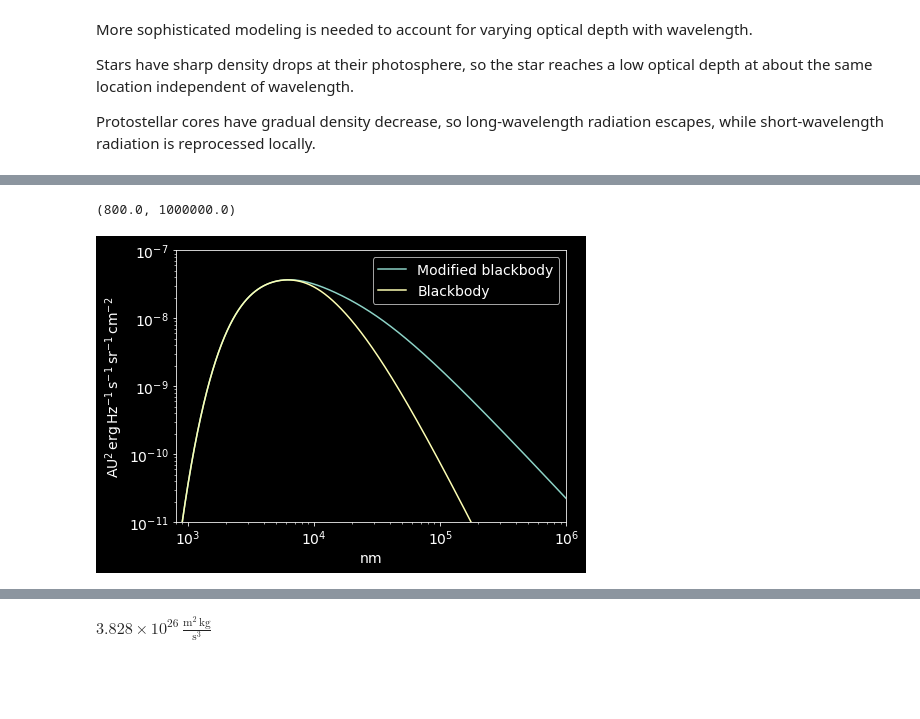
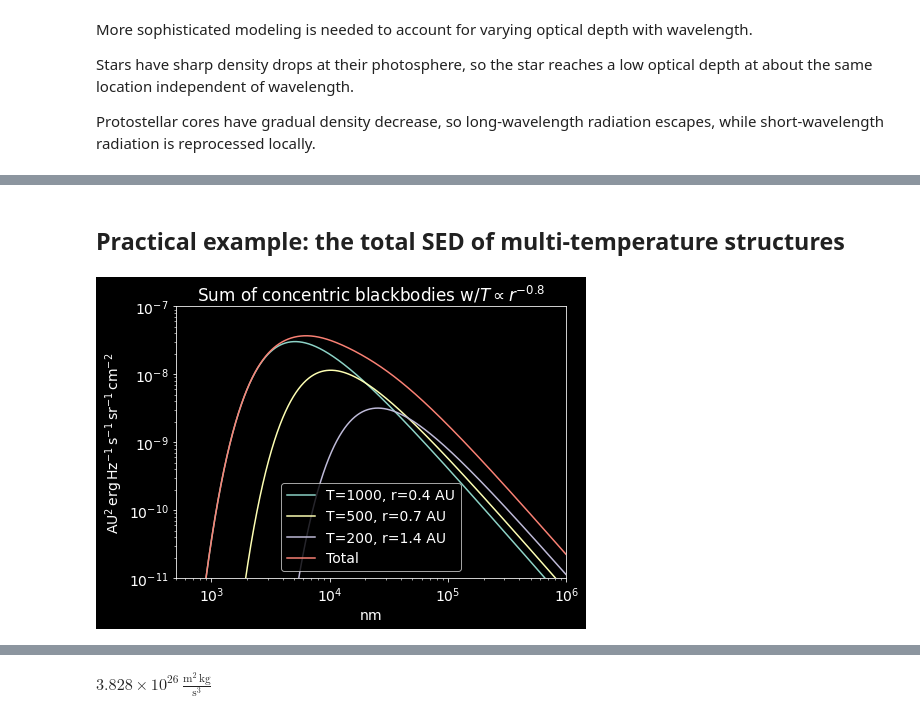
Before and after one commit to keflavich/StarFormationClass, a Jupyter notebook: lectures/Lecture 5 - Protostar Formation.ipynb, the cells around one changed output, grey strips where cells are left out. Saved outputs shown, nothing was run; the diff lists cells and outputs as text; code cells hidden in the pictures; blank space fills up the shorter version.

```diff
--- a/lectures/Lecture 5 - Protostar Formation.ipynb
+++ b/lectures/Lecture 5 - Protostar Formation.ipynb
@@ -297,12 +218,2 @@ pl.xlim(8e2, 1e6)
-# %%
-pl.figure(figsize=(7,5))
-with quantity_support():
-    pl.loglog(lam, bb_sum, label='Modified blackbody')
-    pl.loglog(lam, modbb_sum, label='Blackbody')
-    pl.legend(loc='best')
-
-pl.ylim(1e-11, 1e-7)
-pl.xlim(8e2, 1e6)
-# %% [output]
-(800.0, 1000000.0)
-[figure, removed]
+# %% [markdown]
+## Practical example: the total SED of multi-temperature structures
@@ -308,0 +229,22 @@ pl.xlim(8e2, 1e6)
+# %%
+lam = np.logspace(2.5, 6, int(1e5))*u.nm
+r_1000 = 0.4*u.au
+r_500 = r_1000 * (500/1000)**-0.8
+r_200 = r_1000 * (200/1000)**-0.8
+bb1000 = (blackbody.blackbody(lam.to(u.GHz, u.spectral()), temperature=1000*u.K) * r_1000**2)
+bb500 = blackbody.blackbody(lam.to(u.GHz, u.spectral()), temperature=500*u.K) * r_500**2
+bb200 = blackbody.blackbody(lam.to(u.GHz, u.spectral()), temperature=200*u.K) * r_200**2
+bb_sum = bb1000+bb500+bb200
+
+pl.figure(figsize=(7,5))
+with quantity_support():
+    pl.loglog(lam, bb1000, label=f'T=1000, r={r_1000:0.1f}')
+    pl.loglog(lam, bb500, label=f'T=500, r={r_500:0.1f}')
+    pl.loglog(lam, bb200, label=f'T=200, r={r_200:0.1f}')
+    pl.loglog(lam, bb_sum, label='Total')
+    pl.legend(loc='best')
+pl.ylim(1e-11, 1e-7)
+pl.xlim(5e2, 1e6)
+_=pl.title("Sum of concentric blackbodies w/$T\\propto r^{-0.8}$")
+# %% [output]
+[figure, added]
```
Also changed, not shown: parts of 16 cells of this notebook, 1 other file.
